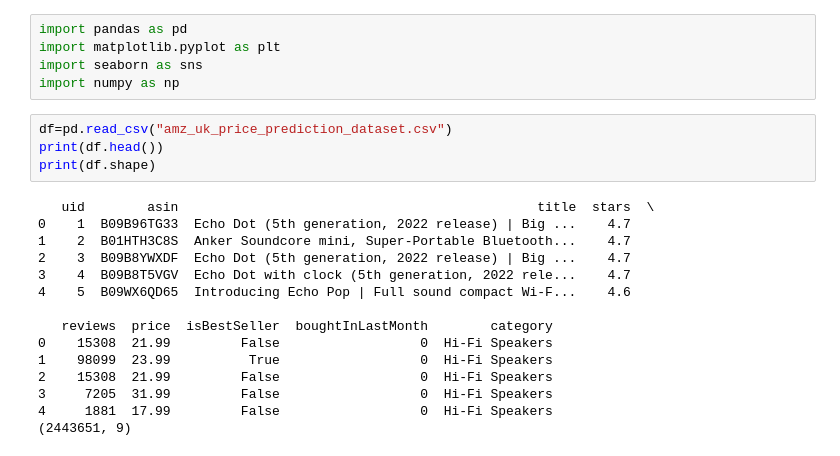
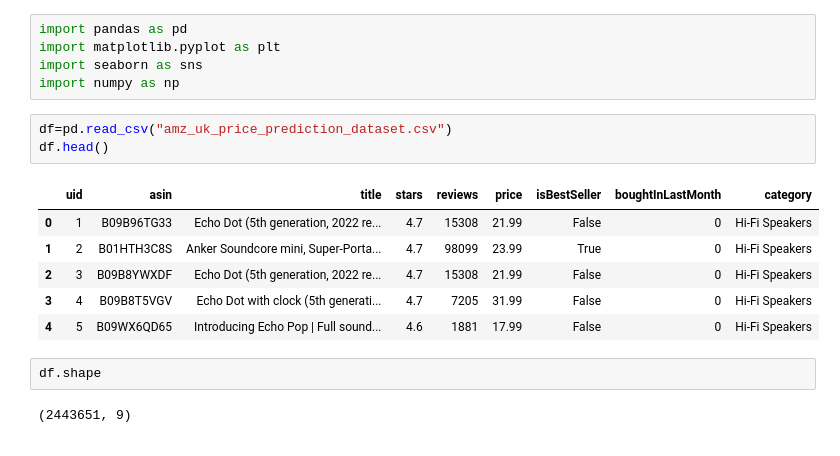
Before and after one commit to Gloria-1306/lab-eda-univariate, a Jupyter notebook: lab-eda_unvariate.ipynb, the cells around one changed output. Drawn from its saved outputs; the diff is of its cells as text.

```diff
--- a/lab-eda_unvariate.ipynb
+++ b/lab-eda_unvariate.ipynb
@@ -5,20 +5,15 @@ import seaborn as sns
 import numpy as np
 # %%
 df=pd.read_csv("amz_uk_price_prediction_dataset.csv")
-print(df.head())
-print(df.shape)
+df.head()
 # %% [output]
-   uid        asin                                              title  stars  \
-0    1  B09B96TG33  Echo Dot (5th generation, 2022 release) | Big ...    4.7
-1    2  B01HTH3C8S  Anker Soundcore mini, Super-Portable Bluetooth...    4.7
-2    3  B09B8YWXDF  Echo Dot (5th generation, 2022 release) | Big ...    4.7
-3    4  B09B8T5VGV  Echo Dot with clock (5th generation, 2022 rele...    4.7
-4    5  B09WX6QD65  Introducing Echo Pop | Full sound compact Wi-F...    4.6
-
-   reviews  price  isBestSeller  boughtInLastMonth        category
-0    15308  21.99         False                  0  Hi-Fi Speakers
-1    98099  23.99          True                  0  Hi-Fi Speakers
-2    15308  21.99         False                  0  Hi-Fi Speakers
-3     7205  31.99         False                  0  Hi-Fi Speakers
-4     1881  17.99         False                  0  Hi-Fi Speakers
-(2443651, 9)
+|  | uid | asin | title | stars | reviews | price | isBestSeller | boughtInLastMonth | category |
+| 0 | 1 | B09B96TG33 | Echo Dot (5th generation, 2022 re... | 4.7 | 15308 | 21.99 | False | 0 | Hi-Fi Speakers |
+| 1 | 2 | B01HTH3C8S | Anker Soundcore mini, Super-Porta... | 4.7 | 98099 | 23.99 | True | 0 | Hi-Fi Speakers |
+| 2 | 3 | B09B8YWXDF | Echo Dot (5th generation, 2022 re... | 4.7 | 15308 | 21.99 | False | 0 | Hi-Fi Speakers |
+| 3 | 4 | B09B8T5VGV | Echo Dot with clock (5th generati... | 4.7 | 7205 | 31.99 | False | 0 | Hi-Fi Speakers |
+| 4 | 5 | B09WX6QD65 | Introducing Echo Pop | Full sound... | 4.6 | 1881 | 17.99 | False | 0 | Hi-Fi Speakers |
+# %%
+df.shape
+# %% [output]
+(2443651, 9)
```
Also changed, not shown: parts of 15 cells of this notebook.
